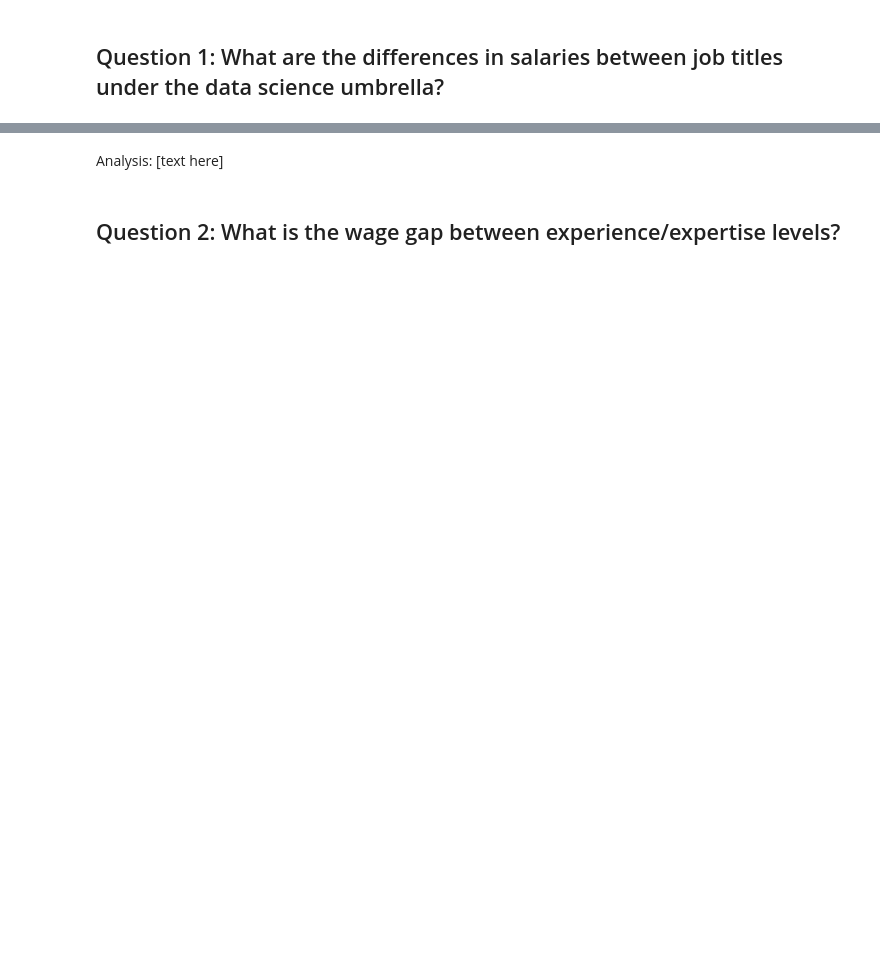
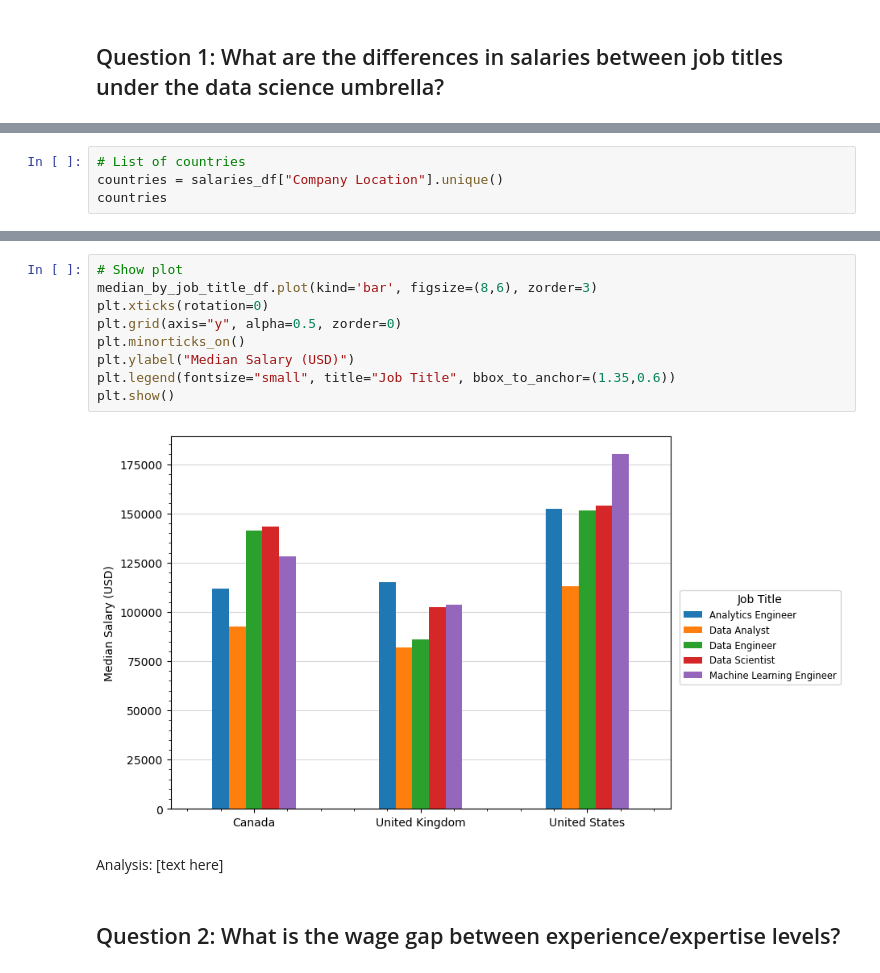
Before and after one commit to emilyshewcraft/project-one, a Jupyter notebook: Results/final_results.ipynb, the cells around one changed output, grey strips where cells are left out. Cells and saved outputs as stored; diff of their text form; blank space fills up the shorter version.

```diff
--- a/Results/final_results.ipynb
+++ b/Results/final_results.ipynb
@@ -11,0 +49,4 @@ import scipy.stats as st
+# %%
+# List of countries
+countries = salaries_df["Company Location"].unique()
+countries
@@ -12,3 +174,14 @@ import scipy.stats as st
+# %%
+# Show plot
+median_by_job_title_df.plot(kind='bar', figsize=(8,6), zorder=3)
+plt.xticks(rotation=0)
+plt.grid(axis="y", alpha=0.5, zorder=0)
+plt.minorticks_on()
+plt.ylabel("Median Salary (USD)")
+plt.legend(fontsize="small", title="Job Title", bbox_to_anchor=(1.35,0.6))
+plt.show()
+# %% [output]
+[figure, added]
 # %% [markdown]
 Analysis: [text here]
 # %% [markdown]
```
Also changed, not shown: parts of 42 cells of this notebook.
